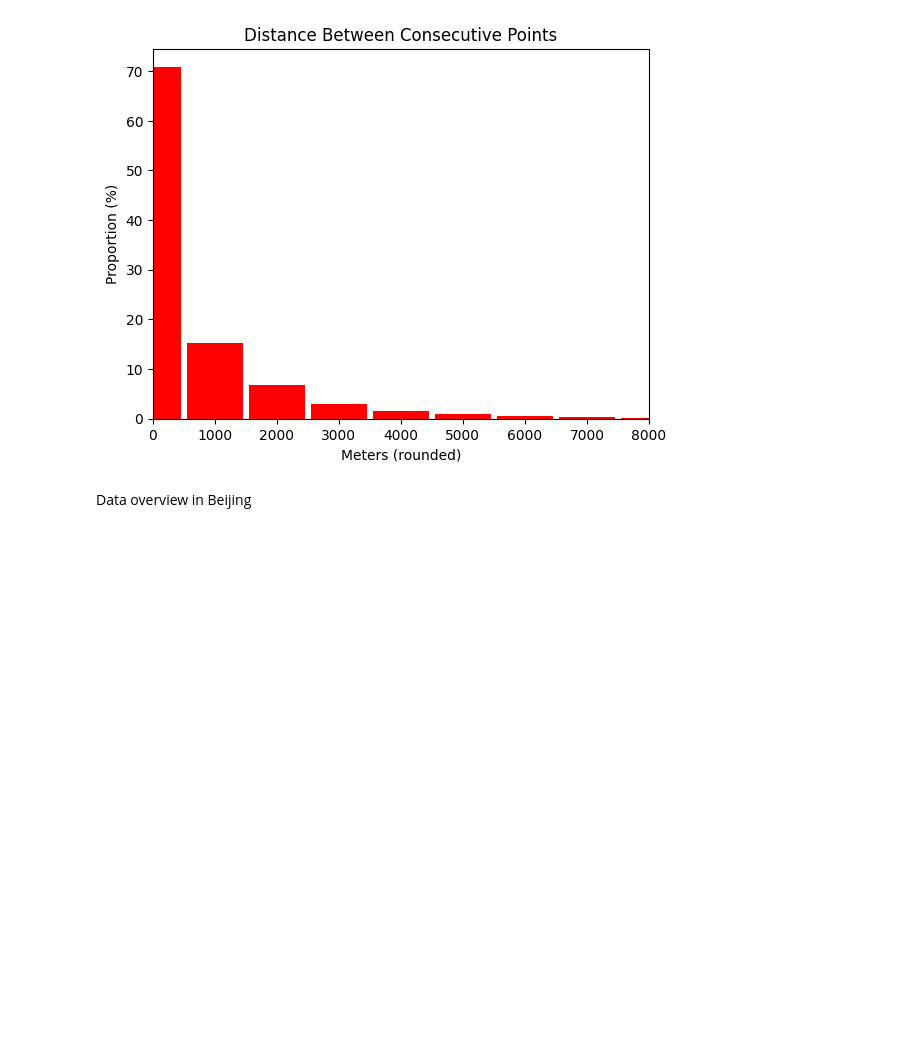
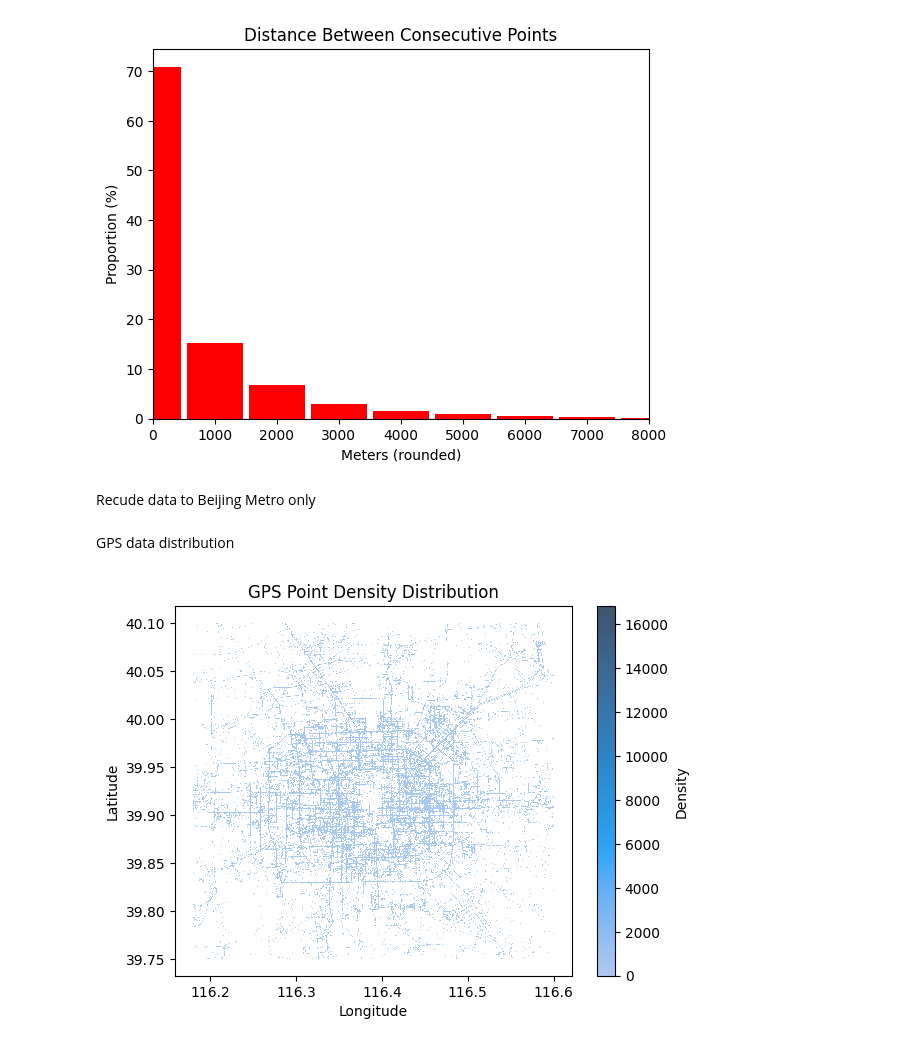
Before and after one commit to HrcanJan/GPS_analysis, a Jupyter notebook: DP Projekt/main2.ipynb, the cells around one changed output. Saved outputs shown, nothing was run; the diff lists cells and outputs as text; code cells hidden in the pictures; blank space fills up the shorter version.

Commit message:
feat: display GPS data distribution

```diff
--- a/DP Projekt/main2.ipynb
+++ b/DP Projekt/main2.ipynb
@@ -95,5 +95,20 @@ plt.xlim(0, 8000)
 plt.show()
 # %% [output]
 [figure]
-# %% [markdown]
-Data overview in Beijing
+# %% [markdown]
+Recude data to Beijing Metro only
+# %%
+data = data[data['Latitude'] >= 39.75]
+data = data[data['Latitude'] <= 40.1]
+data = data[data['Longitude'] >= 116.18]
+data = data[data['Longitude'] <= 116.6]
+# %% [markdown]
+GPS data distribution
+# %%
+sns.histplot(data=data, x='Longitude', y='Latitude', bins=2600, cbar=True, cbar_kws={'label': 'Density'})
+plt.xlabel('Longitude')
+plt.ylabel('Latitude')
+plt.title('GPS Point Density Distribution')
+plt.show()
+# %% [output]
+[figure, added]
```
